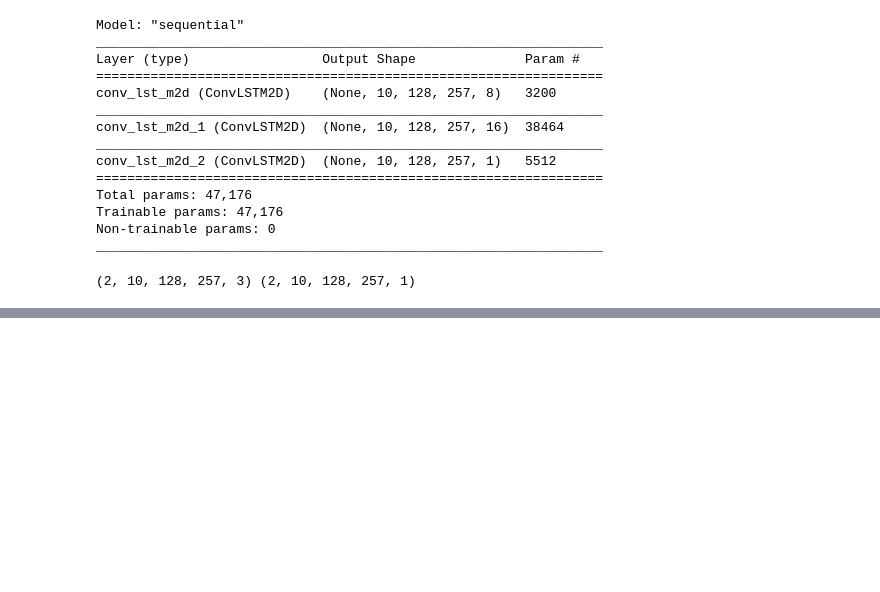
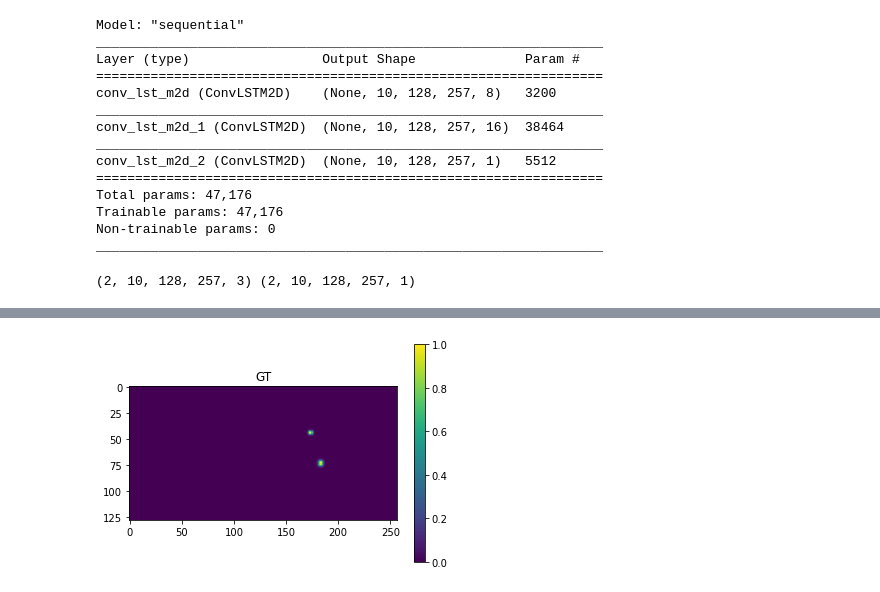
Before and after one commit to fastscience-ai/DL_Lab_TF_2023, a Jupyter notebook: convlstm.ipynb, the cells around one changed output, grey strips where cells are left out. Cells and saved outputs as stored; diff of their text form; code cells hidden in the pictures; blank space fills up the shorter version.

```diff
--- a/convlstm.ipynb
+++ b/convlstm.ipynb
@@ -173,6 +186,8 @@ print("MSE of testset: {:5.2f}".format(mse))
 # %%
-plt.imshow(train_y[10,0,:,:,0], interpolation='none')
+plt.imshow(train_y[10,-1,:,:,0], interpolation='none')
 plt.title('GT')
 plt.colorbar(orientation='vertical')
 plt.show()
+# %% [output]
+[figure, added]
 # %%
```
Also changed, not shown: parts of 7 cells of this notebook.
